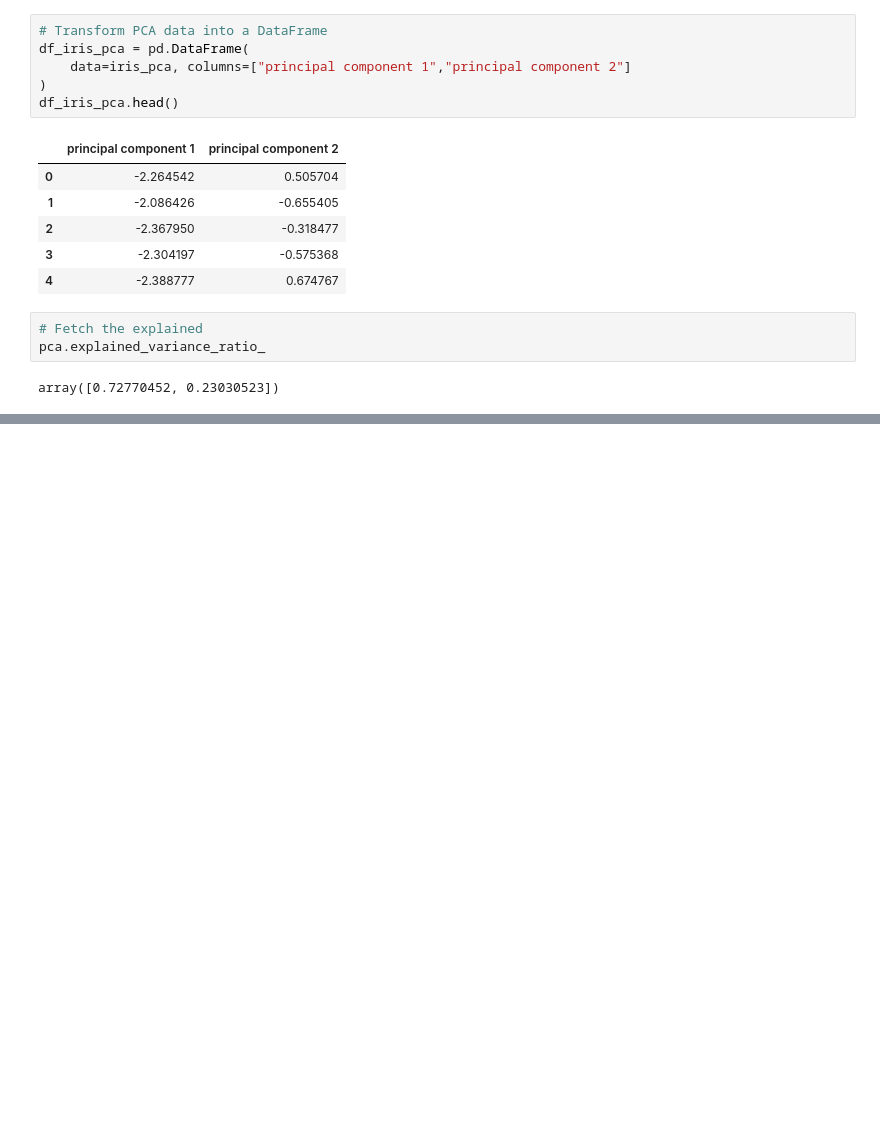
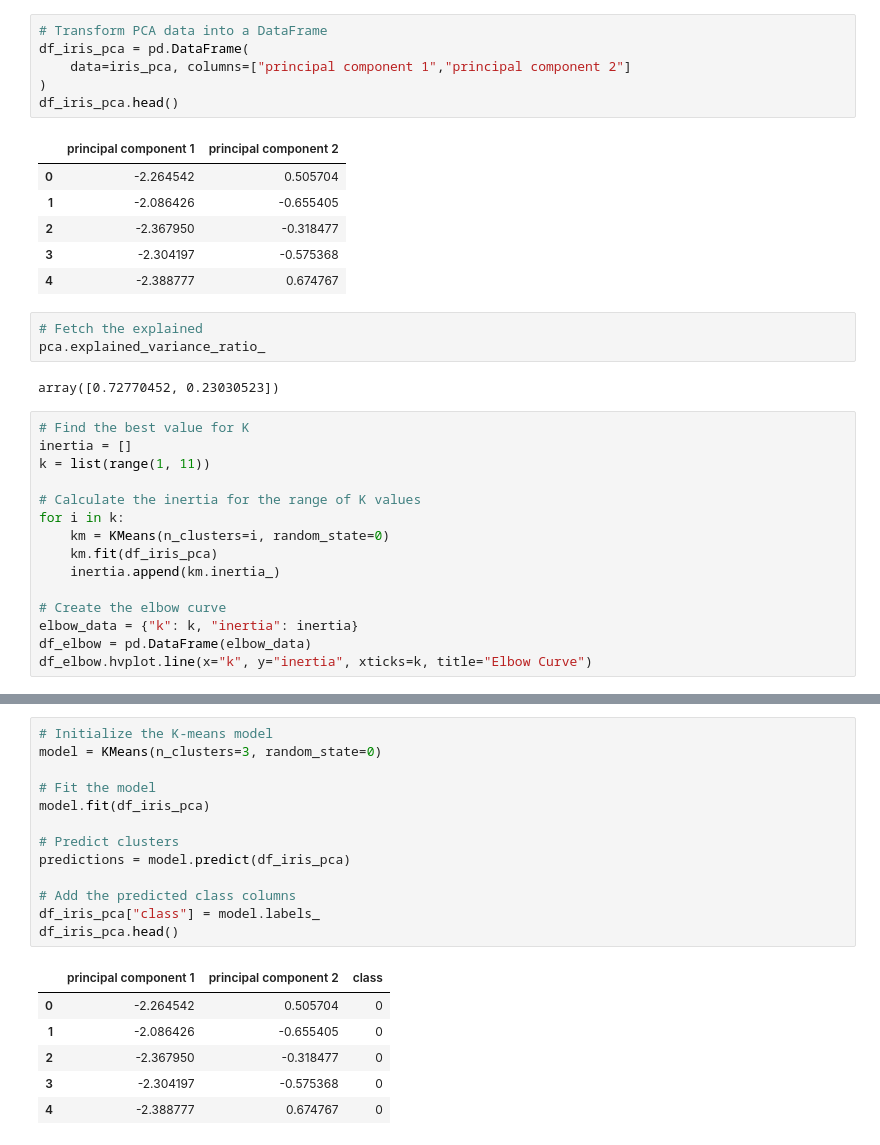
Before and after one commit to david-garza/Cryptocurrencies, a Jupyter notebook: iris_pca.ipynb, the cells around one changed output, grey strips where cells are left out. Cells and saved outputs as stored; diff of their text form; blank space fills up the shorter version.

Commit message:
k means plotted

```diff
--- a/iris_pca.ipynb
+++ b/iris_pca.ipynb
@@ -53,3 +53,18 @@ df_iris_pca.head()
 pca.explained_variance_ratio_
 # %% [output]
 array([0.72770452, 0.23030523])
+# %%
+# Find the best value for K
+inertia = []
+k = list(range(1, 11))
+
+# Calculate the inertia for the range of K values
+for i in k:
+    km = KMeans(n_clusters=i, random_state=0)
+    km.fit(df_iris_pca)
+    inertia.append(km.inertia_)
+
+# Create the elbow curve
+elbow_data = {"k": k, "inertia": inertia}
+df_elbow = pd.DataFrame(elbow_data)
+df_elbow.hvplot.line(x="k", y="inertia", xticks=k, title="Elbow Curve")
@@ -55,0 +73,20 @@ array([0.72770452, 0.23030523])
+# %%
+# Initialize the K-means model
+model = KMeans(n_clusters=3, random_state=0)
+
+# Fit the model
+model.fit(df_iris_pca)
+
+# Predict clusters
+predictions = model.predict(df_iris_pca)
+
+# Add the predicted class columns
+df_iris_pca["class"] = model.labels_
+df_iris_pca.head()
+# %% [output]
+|  | principal component 1 | principal component 2 | class |
+| 0 | -2.264542 | 0.505704 | 0 |
+| 1 | -2.086426 | -0.655405 | 0 |
+| 2 | -2.367950 | -0.318477 | 0 |
+| 3 | -2.304197 | -0.575368 | 0 |
+| 4 | -2.388777 | 0.674767 | 0 |
```
Also changed, not shown: parts of 2 cells of this notebook.
